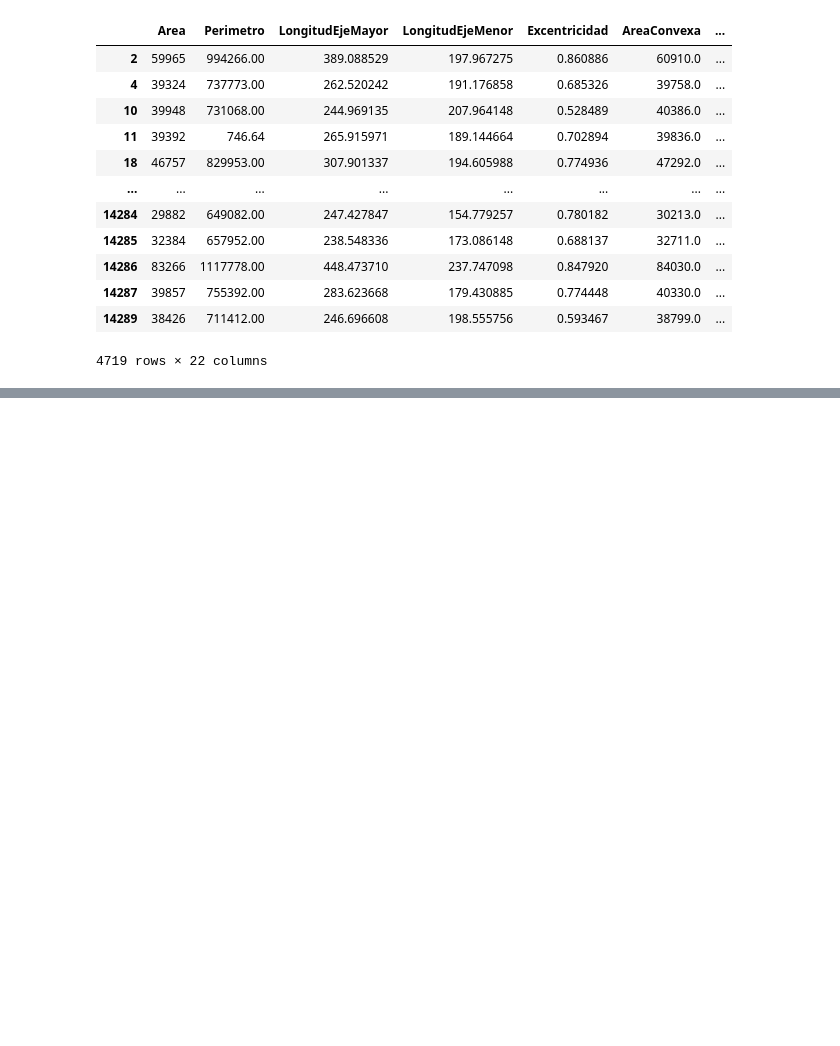
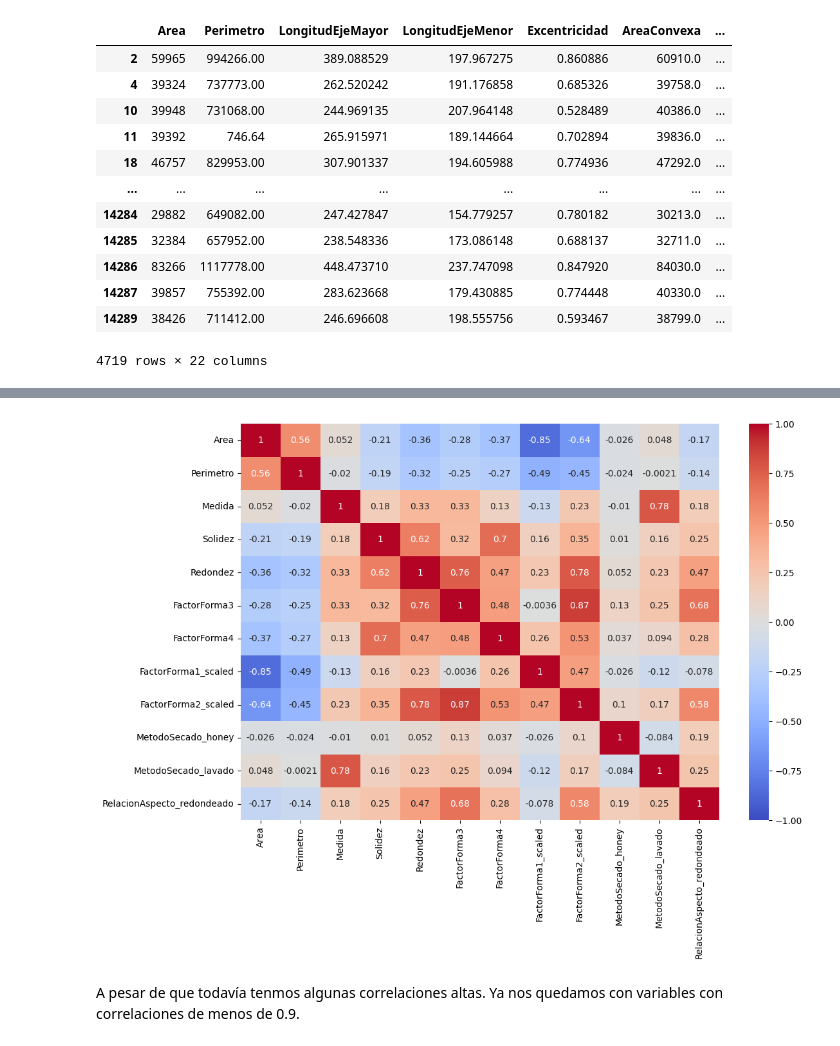
Before and after one commit to BI-organization/lab2, a Jupyter notebook: Lab2.ipynb, the cells around one changed output, grey strips where cells are left out. Drawn from its saved outputs; the diff is of its cells as text; code cells hidden in the pictures; blank space fills up the shorter version.

```diff
--- a/Lab2.ipynb
+++ b/Lab2.ipynb
@@ -316,0 +333,13 @@ df
+# %%
+df = df.drop(columns=["Compacidad","RelacionAspecto_alargado","MetodoSecado_natural","AreaConvexa","LongitudEjeMayor","LongitudEjeMenor","FactorForma1","FactorForma2","Excentricidad","DiametroEquivalente"])
+# %%
+corr_matrix = df.corr()
+
+plt.figure(figsize=(12, 8))
+sns.heatmap(corr_matrix, annot=True, cmap='coolwarm', vmin=-1, vmax=1)
+
+plt.show()
+# %% [output]
+[figure, added]
+# %% [markdown]
+A pesar de que todavía tenmos algunas correlaciones altas. Ya nos quedamos con variables con correlaciones de menos de 0.9.
```
Also changed, not shown: parts of 5 cells of this notebook.
